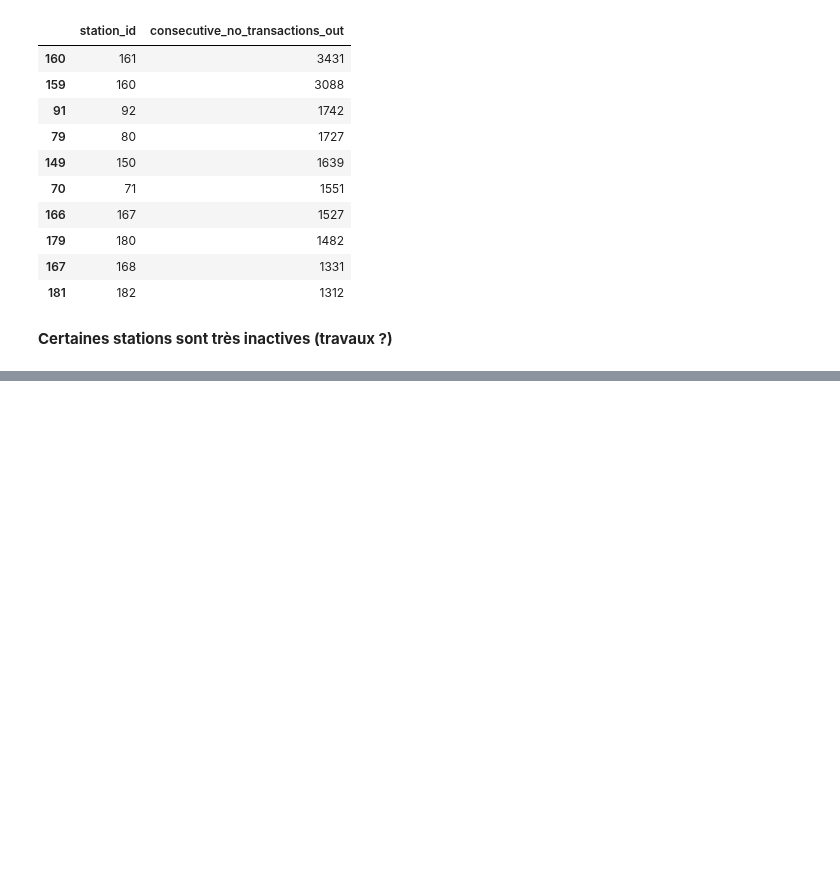
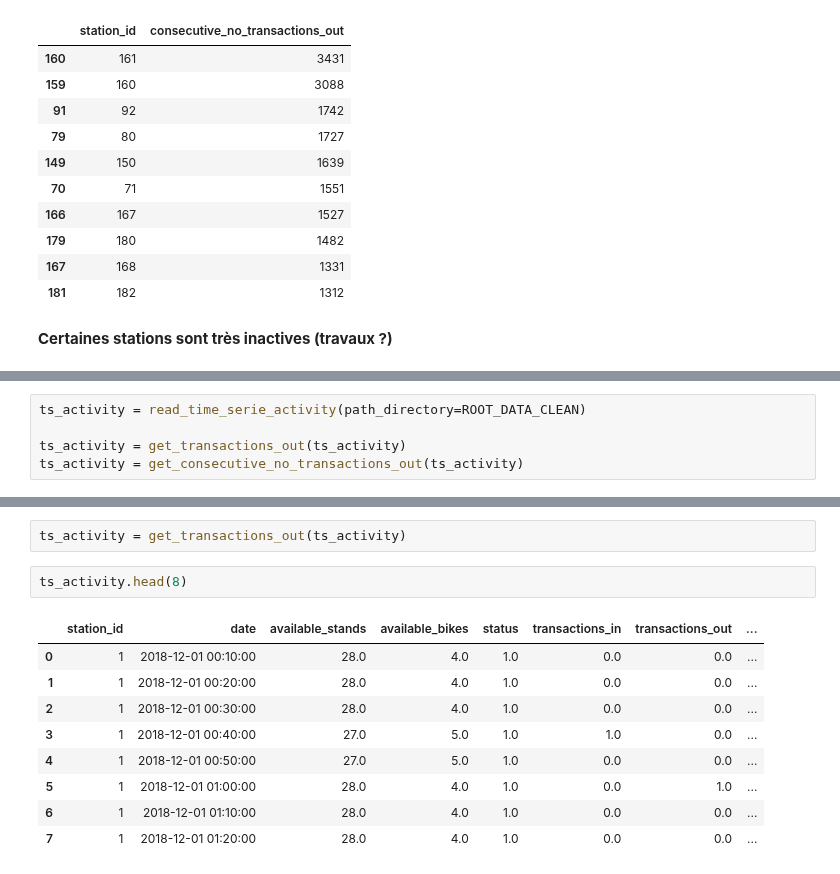
Before and after one commit to armgilles/vcub_keeper, a Jupyter notebook: notebooks/02_Features/04_consecutive_no_transactions_out #10.ipynb, the cells around one changed output, grey strips where cells are left out. Drawn from its saved outputs; the diff is of its cells as text; blank space fills up the shorter version.

```diff
--- a/notebooks/02_Features/04_consecutive_no_transactions_out #10.ipynb
+++ b/notebooks/02_Features/04_consecutive_no_transactions_out #10.ipynb
@@ -316,0 +330,5 @@ tt = plot_station_activity(ts_activity, station_id=station_id,
+# %%
+ts_activity = read_time_serie_activity(path_directory=ROOT_DATA_CLEAN)
+
+ts_activity = get_transactions_out(ts_activity)
+ts_activity = get_consecutive_no_transactions_out(ts_activity)
@@ -316,0 +359,14 @@ tt = plot_station_activity(ts_activity, station_id=station_id,
+# %%
+ts_activity = get_transactions_out(ts_activity)
+# %%
+ts_activity.head(8)
+# %% [output]
+|  | station_id | date | available_stands | available_bikes | status | transactions_in | transactions_out | ... |
+| 0 | 1 | 2018-12-01 00:10:00 | 28.0 | 4.0 | 1.0 | 0.0 | 0.0 | ... |
+| 1 | 1 | 2018-12-01 00:20:00 | 28.0 | 4.0 | 1.0 | 0.0 | 0.0 | ... |
+| 2 | 1 | 2018-12-01 00:30:00 | 28.0 | 4.0 | 1.0 | 0.0 | 0.0 | ... |
+| 3 | 1 | 2018-12-01 00:40:00 | 27.0 | 5.0 | 1.0 | 1.0 | 0.0 | ... |
+| 4 | 1 | 2018-12-01 00:50:00 | 27.0 | 5.0 | 1.0 | 0.0 | 0.0 | ... |
+| 5 | 1 | 2018-12-01 01:00:00 | 28.0 | 4.0 | 1.0 | 0.0 | 1.0 | ... |
+| 6 | 1 | 2018-12-01 01:10:00 | 28.0 | 4.0 | 1.0 | 0.0 | 0.0 | ... |
+| 7 | 1 | 2018-12-01 01:20:00 | 28.0 | 4.0 | 1.0 | 0.0 | 0.0 | ... |
```
Also changed, not shown: parts of 12 cells of this notebook, 1 other file.
